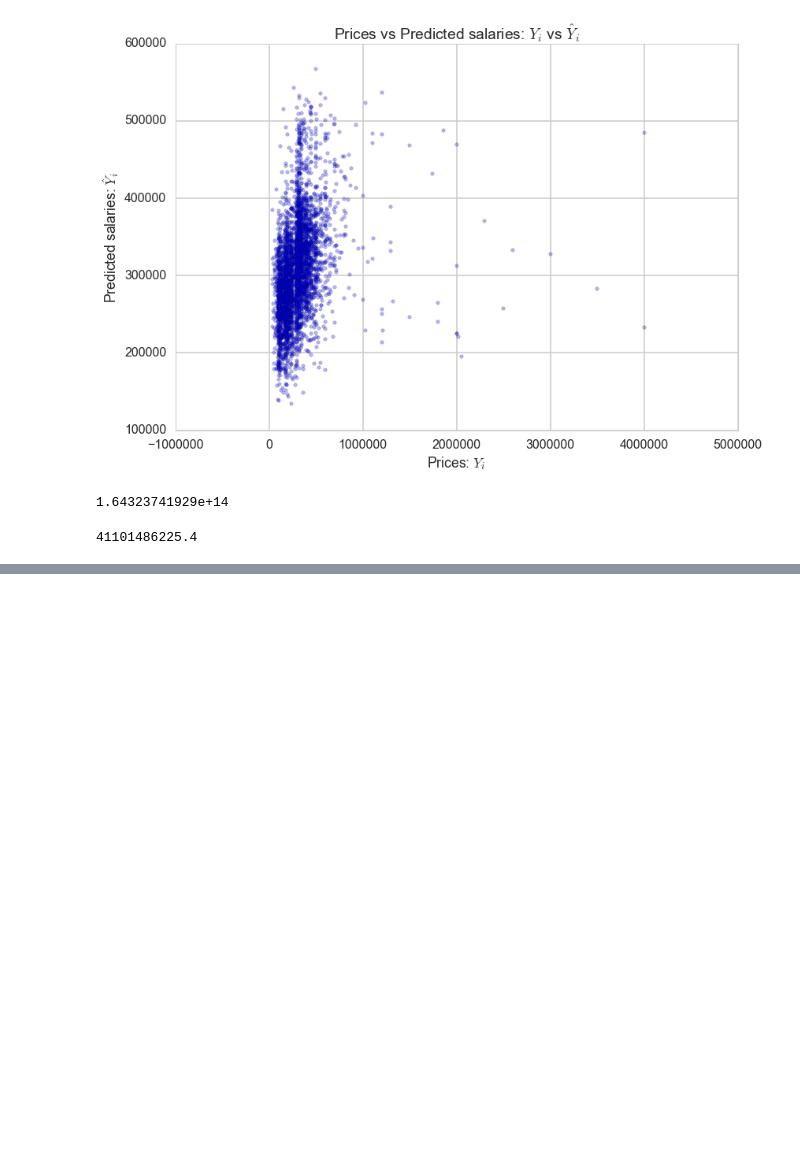
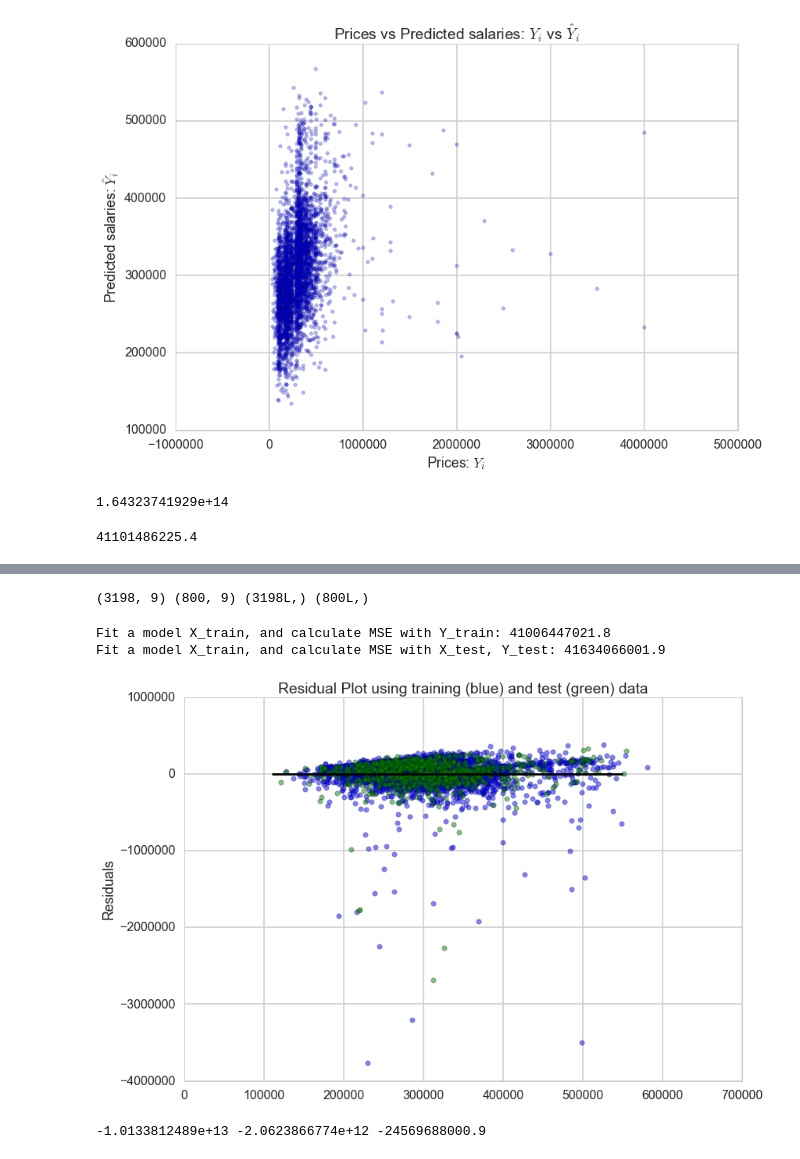
Before and after one commit to numb3r33/CoDS2016, a Jupyter notebook: Modelling.ipynb, the cells around one changed output, grey strips where cells are left out. Cells and saved outputs as stored; diff of their text form; code cells hidden in the pictures; blank space fills up the shorter version.

Commit message:
Train test split and k-fold cross validation

```diff
--- a/Modelling.ipynb
+++ b/Modelling.ipynb
@@ -184,0 +175,29 @@ X.head()
+# %%
+# split into training and test examples
+from sklearn.cross_validation import train_test_split
+
+X_train, X_test, y_train, y_test = train_test_split(X, y, train_size=0.8, random_state=44)
+# %%
+# lets print out the shape of the dataset
+print X_train.shape, X_test.shape, y_train.shape, y_test.shape
+# %% [output]
+(3198, 9) (800, 9) (3198L,) (800L,)
+# %%
+# lets build models
+clf.fit(X_train, y_train)
+pred_train = clf.predict(X_train)
+pred_test = clf.predict(X_test)
+# %%
+print "Fit a model X_train, and calculate MSE with Y_train:", np.mean((y_train - pred_train) ** 2)
+print "Fit a model X_train, and calculate MSE with X_test, Y_test:", np.mean((y_test - pred_test) ** 2)
+# %% [output]
+Fit a model X_train, and calculate MSE with Y_train: 41006447021.8
+Fit a model X_train, and calculate MSE with X_test, Y_test: 41634066001.9
+# %%
+plt.scatter(pred_train, pred_train - y_train, c='b', s=40, alpha=0.5)
+plt.scatter(pred_test, pred_test - y_test, c='g', s=40, alpha=0.5)
+plt.hlines(y = 0, xmin=11e4, xmax = 55e4)
+plt.title('Residual Plot using training (blue) and test (green) data')
+plt.ylabel('Residuals');
+# %% [output]
+[figure, added]
@@ -184,0 +215,4 @@ X.head()
+# %%
+print scores.min(), scores.mean(), scores.max()
+# %% [output]
+-1.0133812489e+13 -2.0623866774e+12 -24569688000.9
```
Also changed, not shown: parts of 3 cells of this notebook.
